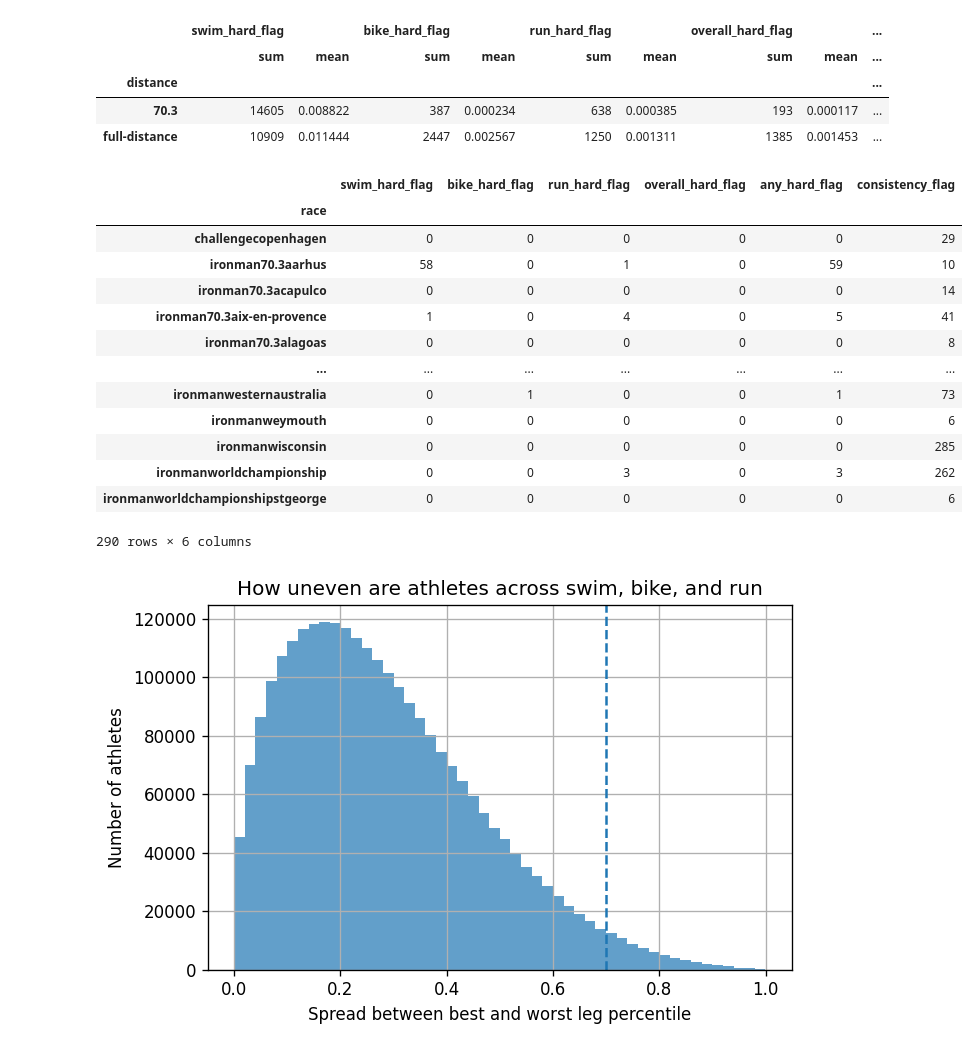
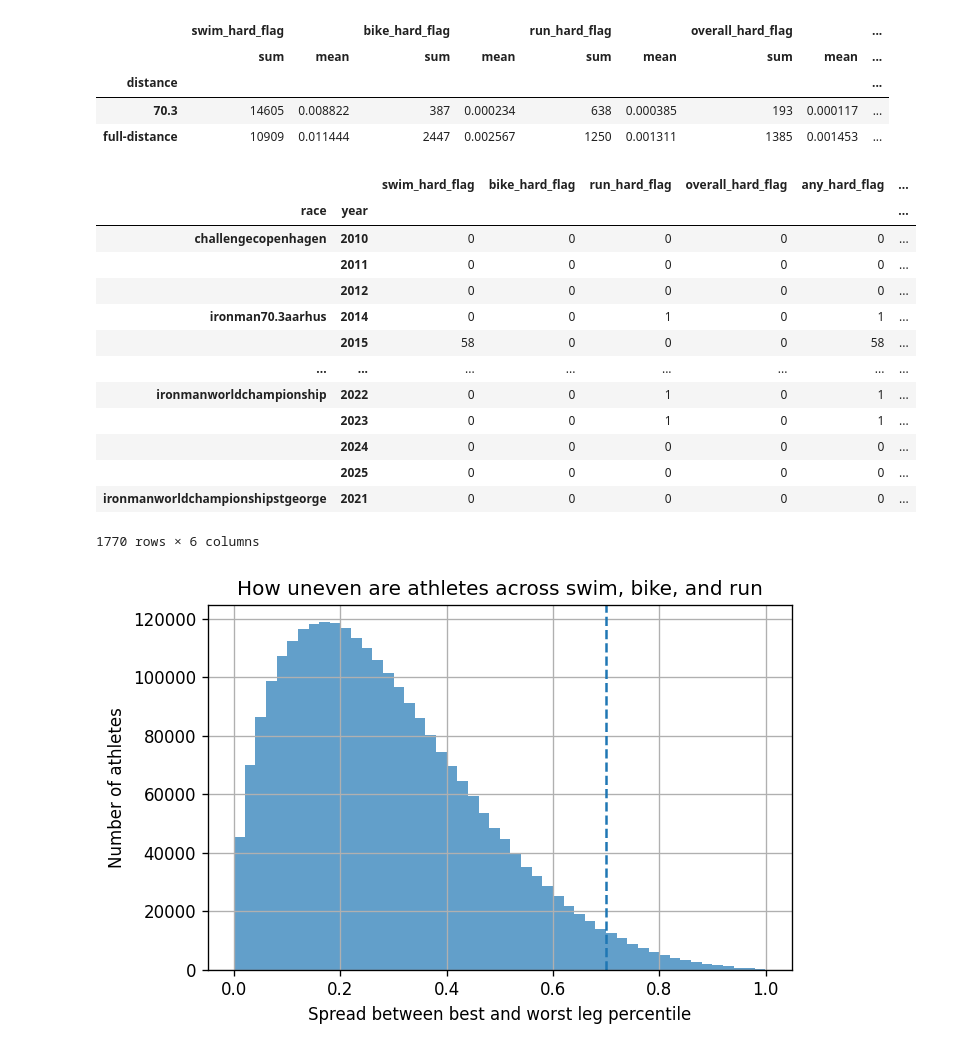
Before and after one commit to JanNeoV/triathlon_analysis, a Jupyter notebook: notebooks/03_leg_anomalies.ipynb, the cells around one changed output. Saved outputs shown, nothing was run; the diff lists cells and outputs as text; code cells hidden in the pictures.

```diff
--- a/notebooks/03_leg_anomalies.ipynb
+++ b/notebooks/03_leg_anomalies.ipynb
@@ -534,22 +572,22 @@ summary
 | 70.3 | 14605 | 0.008822 | 387 | 0.000234 | 638 | 0.000385 | 193 | 0.000117 | ... |
 | full-distance | 10909 | 0.011444 | 2447 | 0.002567 | 1250 | 0.001311 | 1385 | 0.001453 | ... |
 # %%
-finisher_rel.groupby("race")[["swim_hard_flag", "bike_hard_flag", "run_hard_flag", "overall_hard_flag", "any_hard_flag", "consistency_flag"]].sum()
+finisher_rel.groupby(["race", "year"])[["swim_hard_flag", "bike_hard_flag", "run_hard_flag", "overall_hard_flag", "any_hard_flag", "consistency_flag"]].sum()
 # %% [output]
-|  | swim_hard_flag | bike_hard_flag | run_hard_flag | overall_hard_flag | any_hard_flag | consistency_flag |
-| race |  |  |  |  |  |  |
-| challengecopenhagen | 0 | 0 | 0 | 0 | 0 | 29 |
-| ironman70.3aarhus | 58 | 0 | 1 | 0 | 59 | 10 |
-| ironman70.3acapulco | 0 | 0 | 0 | 0 | 0 | 14 |
-| ironman70.3aix-en-provence | 1 | 0 | 4 | 0 | 5 | 41 |
-| ironman70.3alagoas | 0 | 0 | 0 | 0 | 0 | 8 |
-| ... | ... | ... | ... | ... | ... | ... |
-| ironmanwesternaustralia | 0 | 1 | 0 | 0 | 1 | 73 |
-| ironmanweymouth | 0 | 0 | 0 | 0 | 0 | 6 |
-| ironmanwisconsin | 0 | 0 | 0 | 0 | 0 | 285 |
-| ironmanworldchampionship | 0 | 0 | 3 | 0 | 3 | 262 |
-| ironmanworldchampionshipstgeorge | 0 | 0 | 0 | 0 | 0 | 6 |
+|  |  | swim_hard_flag | bike_hard_flag | run_hard_flag | overall_hard_flag | any_hard_flag | ... |
+| race | year |  |  |  |  |  | ... |
+| challengecopenhagen | 2010 | 0 | 0 | 0 | 0 | 0 | ... |
+|  | 2011 | 0 | 0 | 0 | 0 | 0 | ... |
+|  | 2012 | 0 | 0 | 0 | 0 | 0 | ... |
+| ironman70.3aarhus | 2014 | 0 | 0 | 1 | 0 | 1 | ... |
+|  | 2015 | 58 | 0 | 0 | 0 | 58 | ... |
+| ... | ... | ... | ... | ... | ... | ... | ... |
+| ironmanworldchampionship | 2022 | 0 | 0 | 1 | 0 | 1 | ... |
+|  | 2023 | 0 | 0 | 1 | 0 | 1 | ... |
+|  | 2024 | 0 | 0 | 0 | 0 | 0 | ... |
+|  | 2025 | 0 | 0 | 0 | 0 | 0 | ... |
+| ironmanworldchampionshipstgeorge | 2021 | 0 | 0 | 0 | 0 | 0 | ... |
-290 rows × 6 columns
+1770 rows × 6 columns
 # %%
 plt.figure(figsize=(6,4))
 vals = finisher_rel["spread_rel"].dropna()
```
Also changed, not shown: parts of 7 cells of this notebook.
